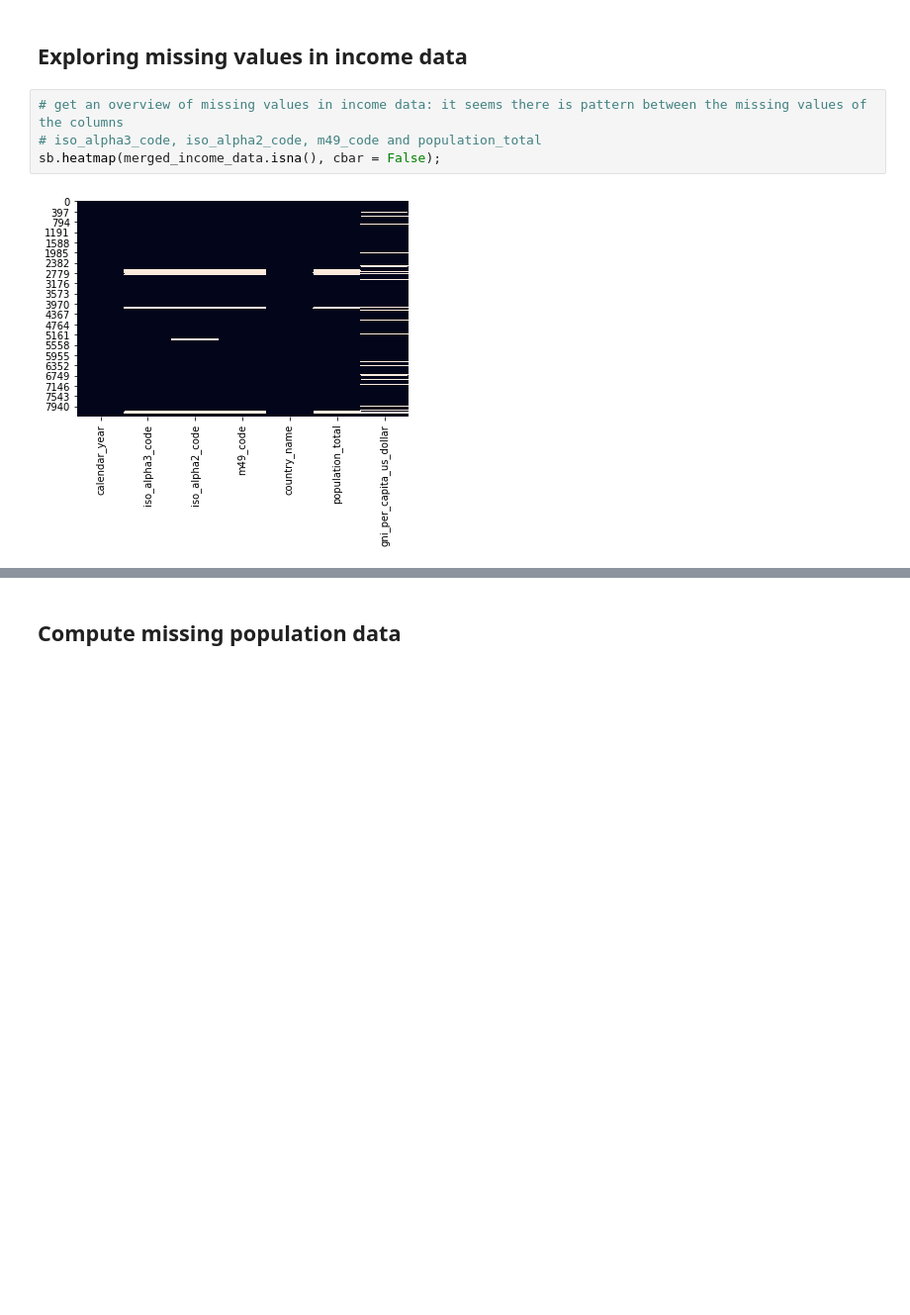
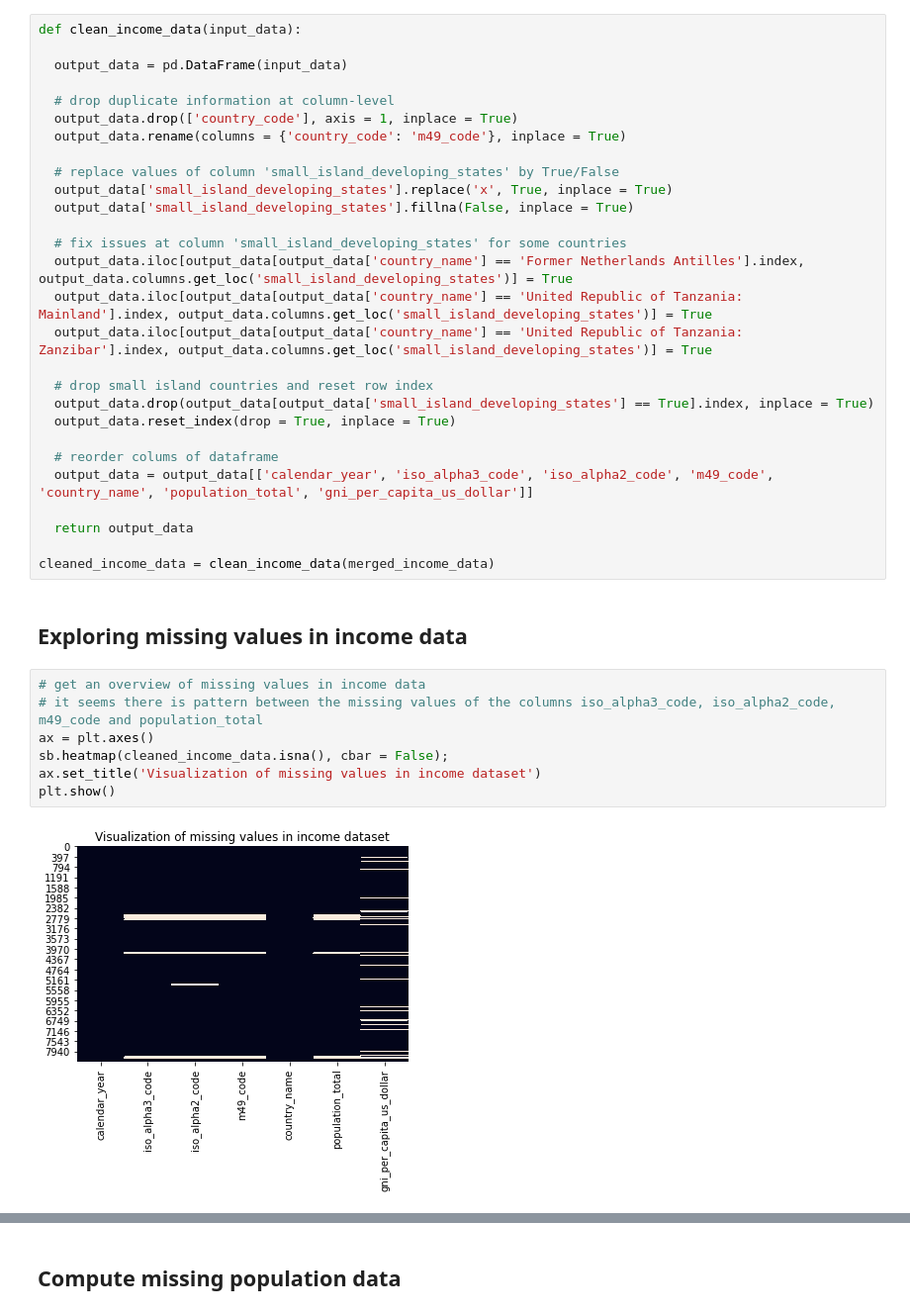
Before and after one commit to christoph-fraller/dopp_2020w_group03_ex3, a Jupyter notebook: dopp_2020w_group03_ex3_with_git.ipynb, the cells around one changed output, grey strips where cells are left out. Shown at 99% size. Drawn from its saved outputs; the diff is of its cells as text; blank space fills up the shorter version.

```diff
--- a/dopp_2020w_group03_ex3_with_git.ipynb
+++ b/dopp_2020w_group03_ex3_with_git.ipynb
@@ -261,8 +265,39 @@ merged_income_data.tail()
+# %%
+def clean_income_data(input_data):
+
+  output_data = pd.DataFrame(input_data)
+
+  # drop duplicate information at column-level
+  output_data.drop(['country_code'], axis = 1, inplace = True)
+  output_data.rename(columns = {'country_code': 'm49_code'}, inplace = True)
+
+  # replace values of column 'small_island_developing_states' by True/False
+  output_data['small_island_developing_states'].replace('x', True, inplace = True)
+  output_data['small_island_developing_states'].fillna(False, inplace = True)
+
+  # fix issues at column 'small_island_developing_states' for some countries
+  output_data.iloc[output_data[output_data['country_name'] == 'Former Netherlands Antilles'].index, output_data.columns.get_loc('small_island_developing_states')] = True
+  output_data.iloc[output_data[output_data['country_name'] == 'United Republic of Tanzania: Mainland'].index, output_data.columns.get_loc('small_island_developing_states')] = True
+  output_data.iloc[output_data[output_data['country_name'] == 'United Republic of Tanzania: Zanzibar'].index, output_data.columns.get_loc('small_island_developing_states')] = True
+
+  # drop small island countries and reset row index
+  output_data.drop(output_data[output_data['small_island_developing_states'] == True].index, inplace = True)
+  output_data.reset_index(drop = True, inplace = True)
+
+  # reorder colums of dataframe
+  output_data = output_data[['calendar_year', 'iso_alpha3_code', 'iso_alpha2_code', 'm49_code', 'country_name', 'population_total', 'gni_per_capita_us_dollar']]
+
+  return output_data
+
+cleaned_income_data = clean_income_data(merged_income_data)
 # %% [markdown]
 ## Exploring missing values in income data
 # %%
-# get an overview of missing values in income data: it seems there is pattern between the missing values of the columns
-# iso_alpha3_code, iso_alpha2_code, m49_code and population_total
-sb.heatmap(merged_income_data.isna(), cbar = False);
+# get an overview of missing values in income data
+# it seems there is pattern between the missing values of the columns iso_alpha3_code, iso_alpha2_code, m49_code and population_total
+ax = plt.axes()
+sb.heatmap(cleaned_income_data.isna(), cbar = False);
+ax.set_title('Visualization of missing values in income dataset')
+plt.show()
 # %% [output]
-[figure, old version]
+[figure, new version]
```
Also changed, not shown: parts of 55 cells of this notebook.
